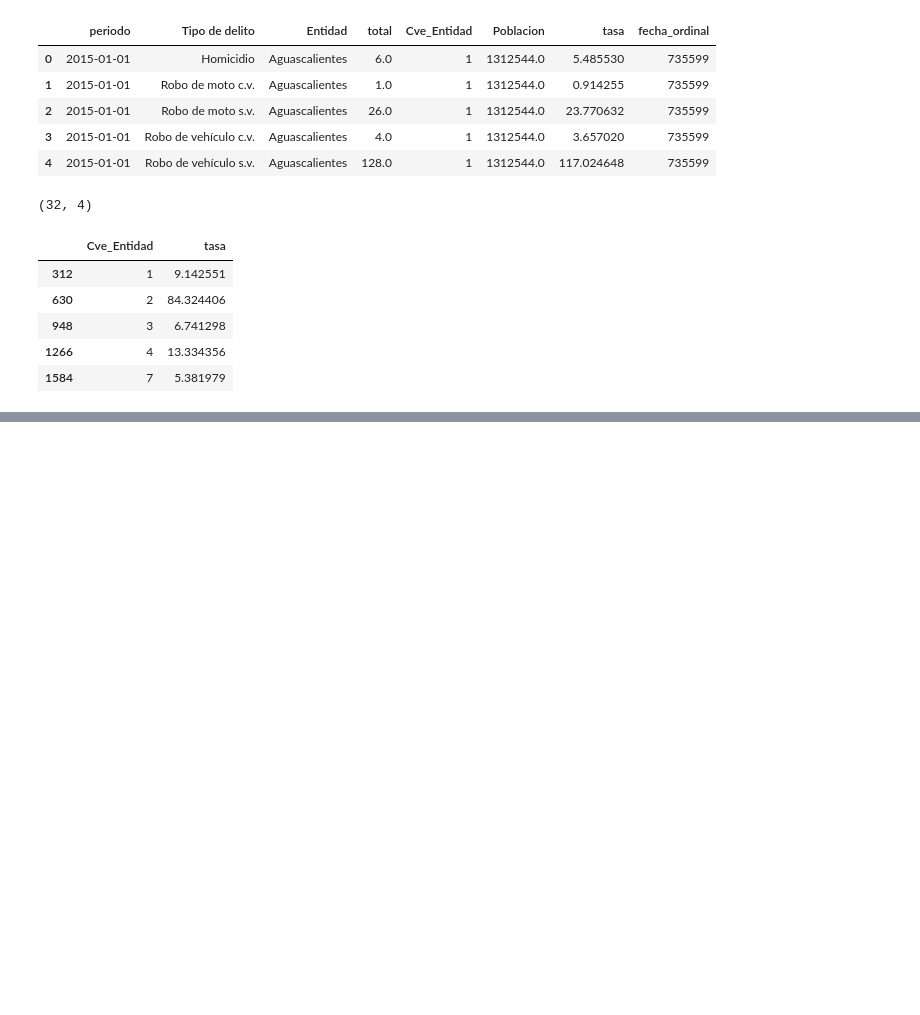
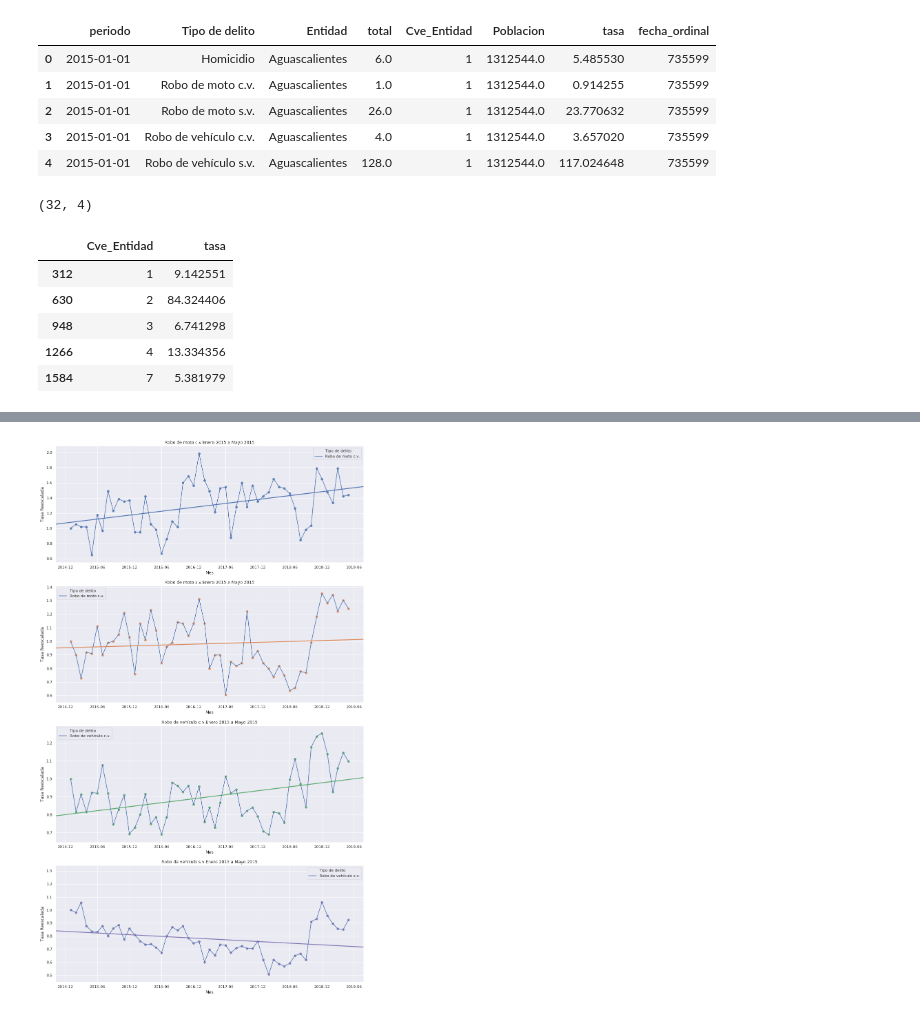
Before and after one commit to gemathus/analisis-incidencia-delictiva, a Jupyter notebook: 1_Incidencia_delictiva_mexico_enero2015_mayo2019.ipynb, the cells around one changed output, grey strips where cells are left out. Cells and saved outputs as stored; diff of their text form; code cells hidden in the pictures; blank space fills up the shorter version.

```diff
--- a/1_Incidencia_delictiva_mexico_enero2015_mayo2019.ipynb
+++ b/1_Incidencia_delictiva_mexico_enero2015_mayo2019.ipynb
@@ -708,0 +746,15 @@ mx_shp.plot(column="tasa", legend=True, cmap="rainbow")
+# %%
+robo_v = cdmx[ (cdmx['Tipo de delito'] != 'Homicidio') & (cdmx['Tipo de delito'] != 'Secuestro')]
+tipos = list(robo_v['Tipo de delito'].unique())
+# %%
+f, ax = plt.subplots(4, figsize=(16, 12))
+for ind, ax in enumerate(ax):
+    _sub = robo_v[robo_v['Tipo de delito'] == tipos[ind]]
+    ax = sns.lineplot(x="periodo", y=_sub['tasa']/_sub['tasa_base'], hue="Tipo de delito", data=_sub, ax=ax)
+    sns.regplot(x='fecha_ordinal', y=_sub['tasa']/_sub['tasa_base'], ci=None, data=_sub, ax=ax)
+    ax.set_title(tipos[ind] + 'Enero 2015 a Mayo 2015')
+    ax.set(xlabel='Mes', ylabel='Tasa Reescalada')
+f.subplots_adjust(bottom=-0.8, top=1)
+f.savefig('robo_v.png', bbox_inches='tight')
+# %% [output]
+[figure, added]
```
Also changed, not shown: parts of 21 cells of this notebook.
